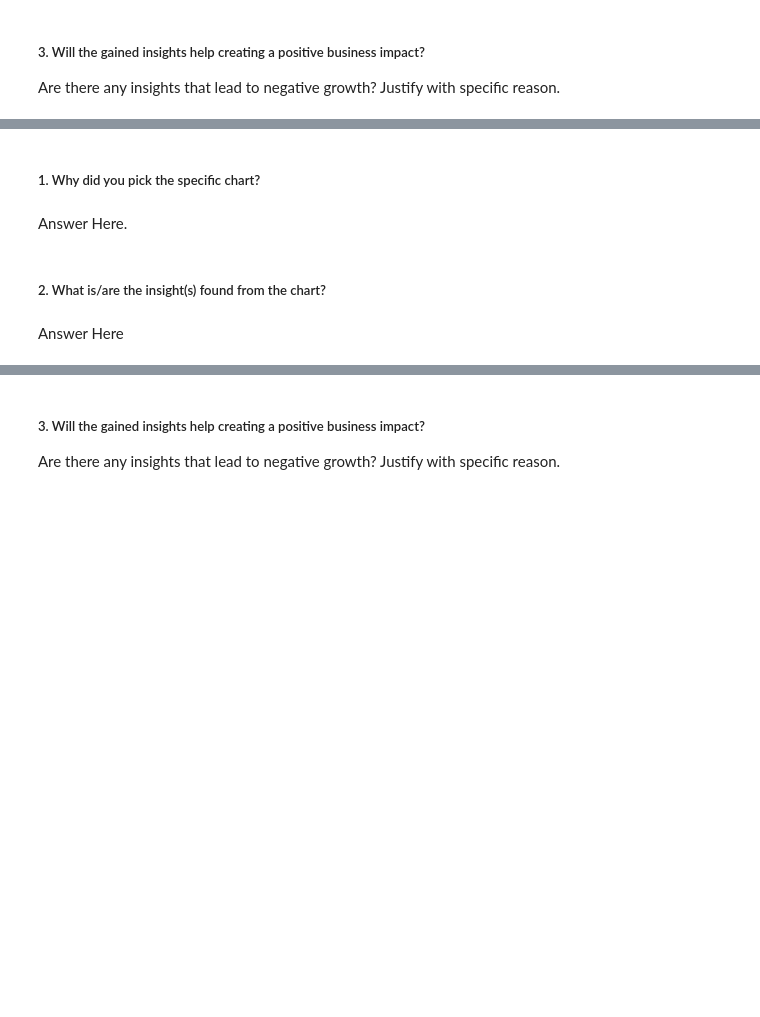
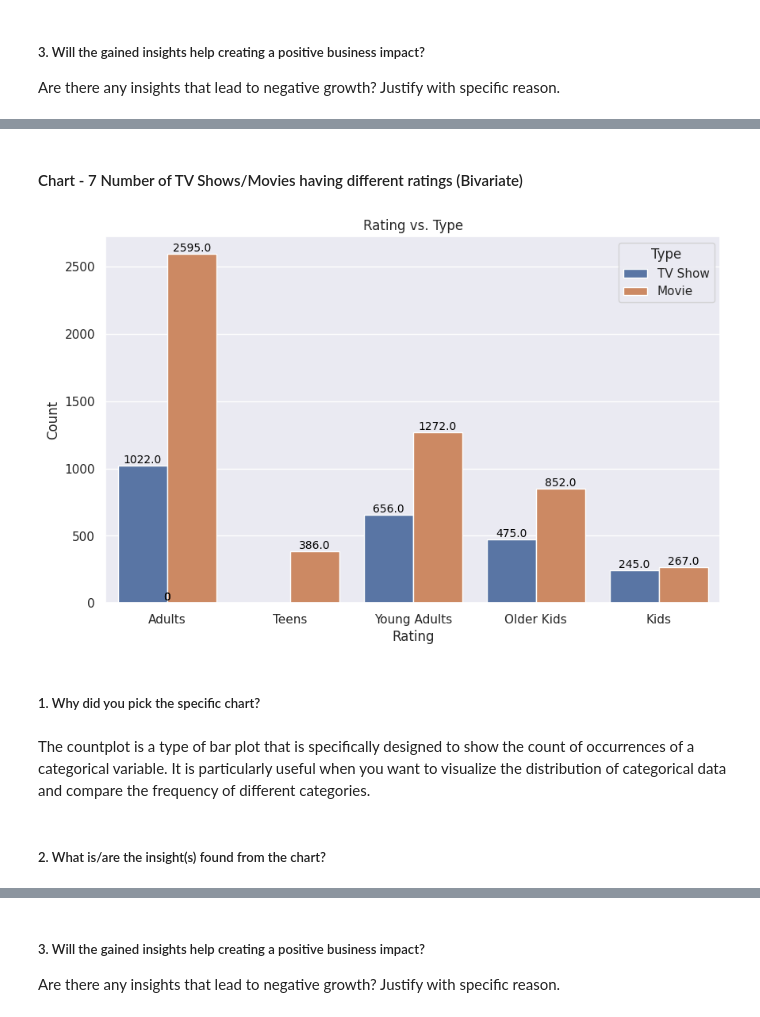
Before and after one commit to pande1sachin/Capstone-Project---Machine-Learning---Unsupervised-ML---Netflix-Movies-and-TV-Shows-Clustering, a Jupyter notebook: Individual_Copy_(Sachin_Pande)_|_Capstone_Project_|_Machine_Learning_Unsupervised_ML_Netflix_Movies_and_TV_Shows_Clustering.ipynb, the cells around one changed output, grey strips where cells are left out. Drawn from its saved outputs; the diff is of its cells as text; code cells hidden in the pictures; blank space fills up the shorter version.

```diff
--- a/Individual_Copy_(Sachin_Pande)_|_Capstone_Project_|_Machine_Learning_Unsupervised_ML_Netflix_Movies_and_TV_Shows_Clustering.ipynb
+++ b/Individual_Copy_(Sachin_Pande)_|_Capstone_Project_|_Machine_Learning_Unsupervised_ML_Netflix_Movies_and_TV_Shows_Clustering.ipynb
@@ -801,8 +1088,27 @@ Answer Here
+# %% [markdown]
+#### Chart - 7 Number of TV Shows/Movies having different ratings  (Bivariate)
+# %%
+# Chart - 7 visualization code
+
+# Rating vs. Type (Grouped bar chart)
+plt.figure(figsize=(10, 6))
+sns.countplot(x="rating", hue="type", data=net_flix_df)
+plt.title("Rating vs. Type")
+plt.xlabel("Rating")
+plt.ylabel("Count")
+plt.legend(title="Type")
+
+# Print count values on the bars
+ax = plt.gca()
+for p in ax.patches:
+    ax.annotate(f'{p.get_height()}', (p.get_x() + p.get_width() / 2, p.get_height()), ha='center',
+                va='center', fontsize=10, color='black', xytext=(0, 5), textcoords='offset points')
+plt.show()
+# %% [output]
+[figure, added]
 # %% [markdown]
 ##### 1. Why did you pick the specific chart?
-# %% [markdown]
-Answer Here.
+# %% [markdown]
+The countplot is a type of bar plot that is specifically designed to show the count of occurrences of a categorical variable. It is particularly useful when you want to visualize the distribution of categorical data and compare the frequency of different categories.
 # %% [markdown]
 ##### 2. What is/are the insight(s) found from the chart?
-# %% [markdown]
-Answer Here
```
Also changed, not shown: parts of 74 cells of this notebook.
